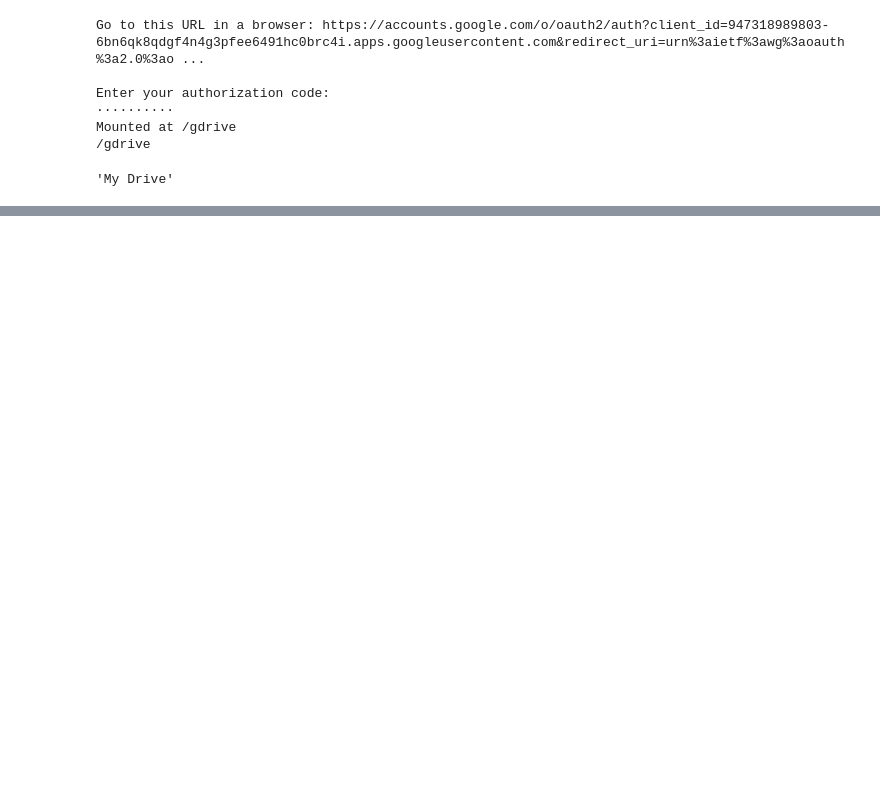
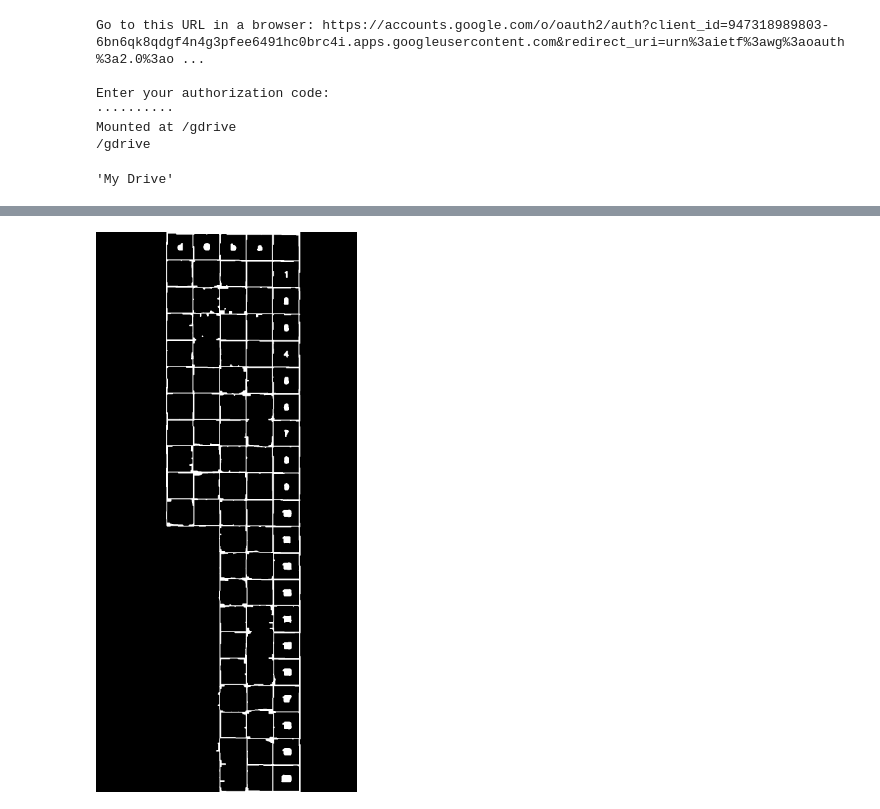
Before and after one commit to alura-cursos/Visao_computacional-OMR, a Jupyter notebook: correcao_prova.ipynb, the cells around one changed output, grey strips where cells are left out. Saved outputs shown, nothing was run; the diff lists cells and outputs as text; code cells hidden in the pictures; blank space fills up the shorter version.

```diff
--- a/correcao_prova.ipynb
+++ b/correcao_prova.ipynb
@@ -66,0 +67,6 @@ cv2_imshow(operacao_cross)
+# %%
+kernel_rect = cv2.getStructuringElement(cv2.MORPH_RECT, (5,5))
+operacao_close = cv2.morphologyEx(operacao_cross, cv2.MORPH_CLOSE, kernel_rect,iterations=3)
+cv2_imshow(operacao_close)
+# %% [output]
+[figure, added]
```
Also changed, not shown: parts of 6 cells of this notebook.
